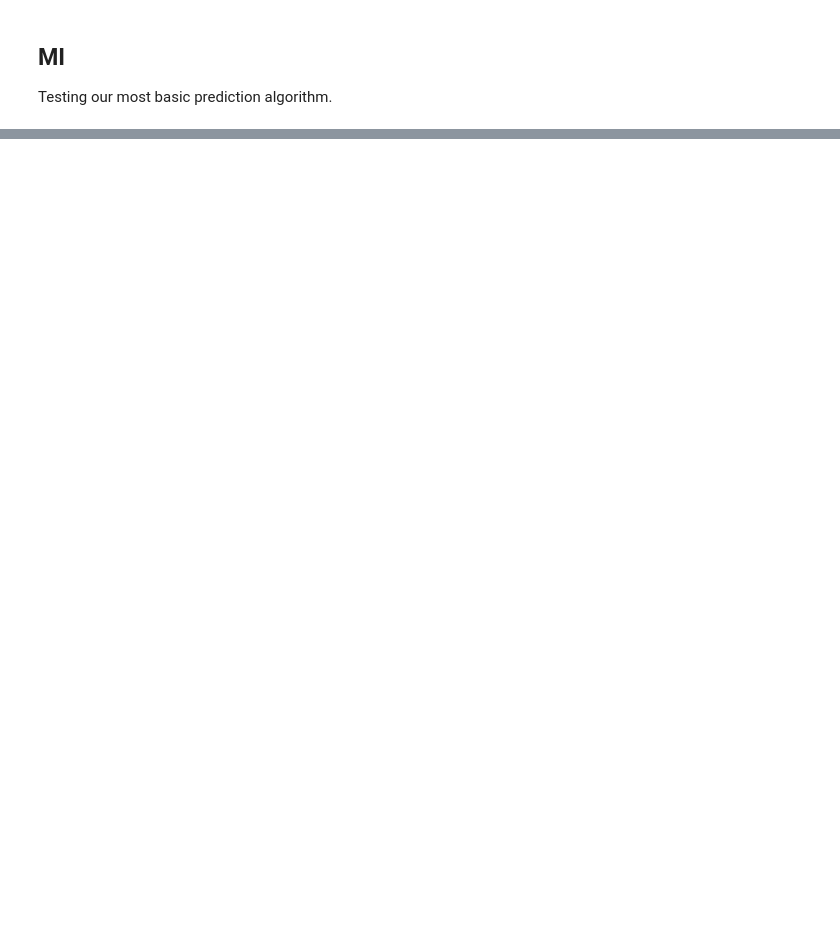
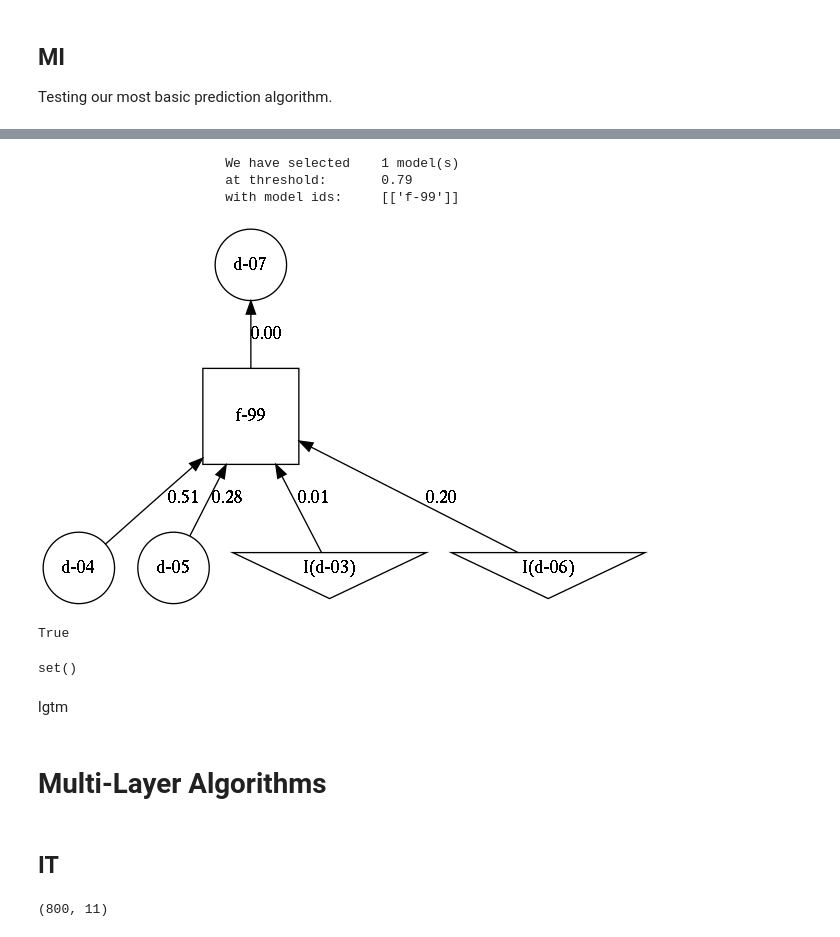
Before and after one commit to eliavw/morpheus, a Jupyter notebook: note/190430 - Prediction Algos Complete.ipynb, the cells around one changed output, grey strips where cells are left out. Saved outputs shown, nothing was run; the diff lists cells and outputs as text; code cells hidden in the pictures; blank space fills up the shorter version.

```diff
--- a/note/190430 - Prediction Algos Complete.ipynb
+++ b/note/190430 - Prediction Algos Complete.ipynb
@@ -96,3 +98,6 @@ from morpheus.graph import (model_to_graph,
                             fix_layout)
 # %% [markdown]
 ## Collect Basic Building Blocks
+# %%
+a = [1,2,3]
+a[-1:]
@@ -333,0 +207,21 @@ Gs.append(g_extra)
+# %%
+class hack_fi(object):
+    def __init__(self, model):
+
+        a = m.feature_importances_
+        a[1] += a[0] - 0.01
+        a[0] = 0.01
+
+        print(a)
+
+        self.feature_importances_ = a
+
+        for x in dir(m):
+            if x.startswith('_'):
+                pass
+            elif x.startswith('feature_'):
+                pass
+            else:
+                self.__setattr__(x, m.__getattribute__(x))
+
+        return
@@ -333,0 +237,15 @@ Gs.append(g_extra)
+# %%
+# Compute
+q_code = np.array([-1,0,0,-1,0,0,1,1])
+g_mrai = mrai_algorithm(g_list_mrai_two, q_code, init_threshold=0.9, stepsize=0.01, complete=False)
+
+# show your work
+fname = to_dot(g_mrai, fname='mrai', fi_labels=True)
+!dot -T png ./tmp/mrai.dot > ./tmp/mrai.png  # Bash command (This can be done nicer, but is tricky)
+
+display(Image('tmp/mrai.png', unconfined=True))
+# %% [output]
+                        We have selected    1 model(s)
+                        at threshold:       0.79
+                        with model ids:     [['f-99']]
+[figure, added]
@@ -333,0 +257,14 @@ Gs.append(g_extra)
+# %%
+x == set([])
+# %% [output]
+True
+# %%
+set([])
+# %% [output]
+set()
+# %% [markdown]
+lgtm
+# %% [markdown]
+# Multi-Layer Algorithms
+# %% [markdown]
+## IT
@@ -333,0 +280,4 @@ Gs.append(g_extra)
+# %%
+data.shape
+# %% [output]
+(800, 11)
```
Also changed, not shown: parts of 42 cells of this notebook, 12 other files.
